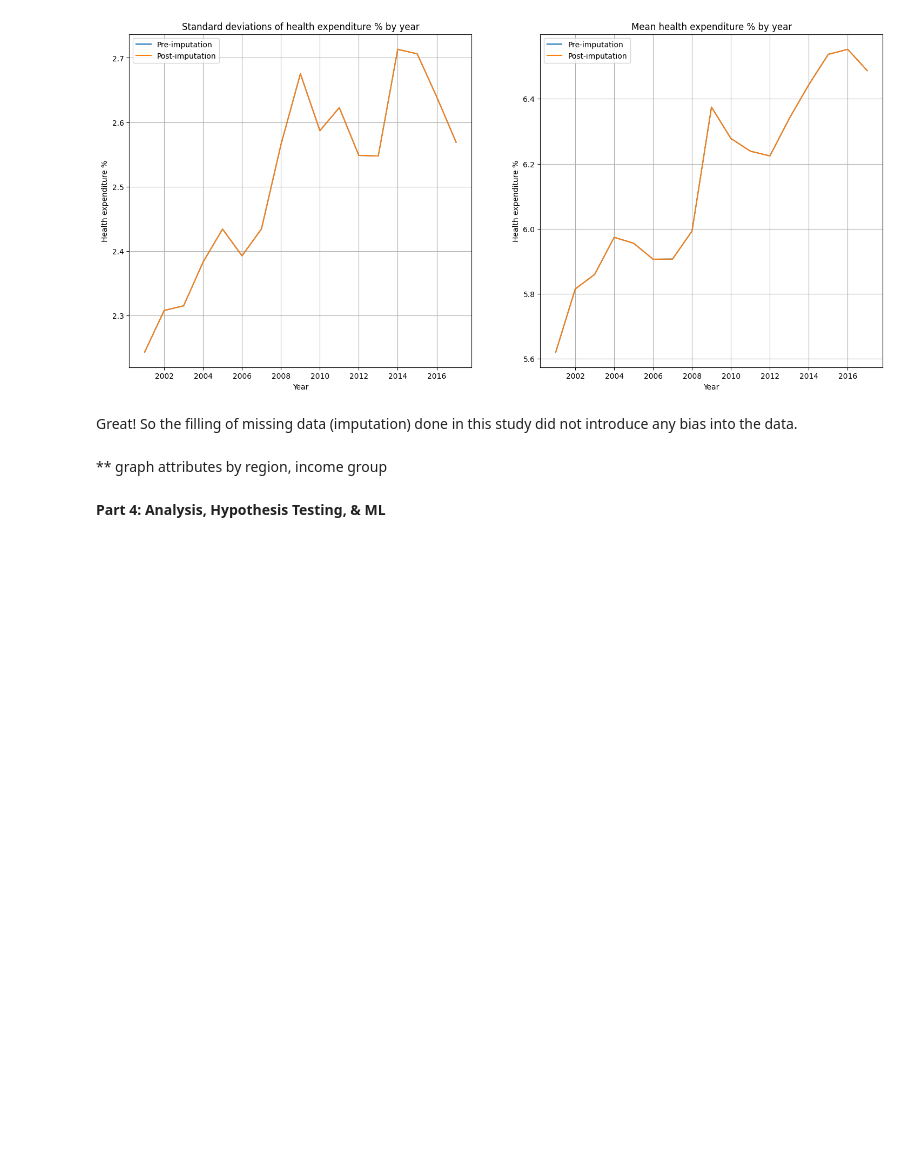
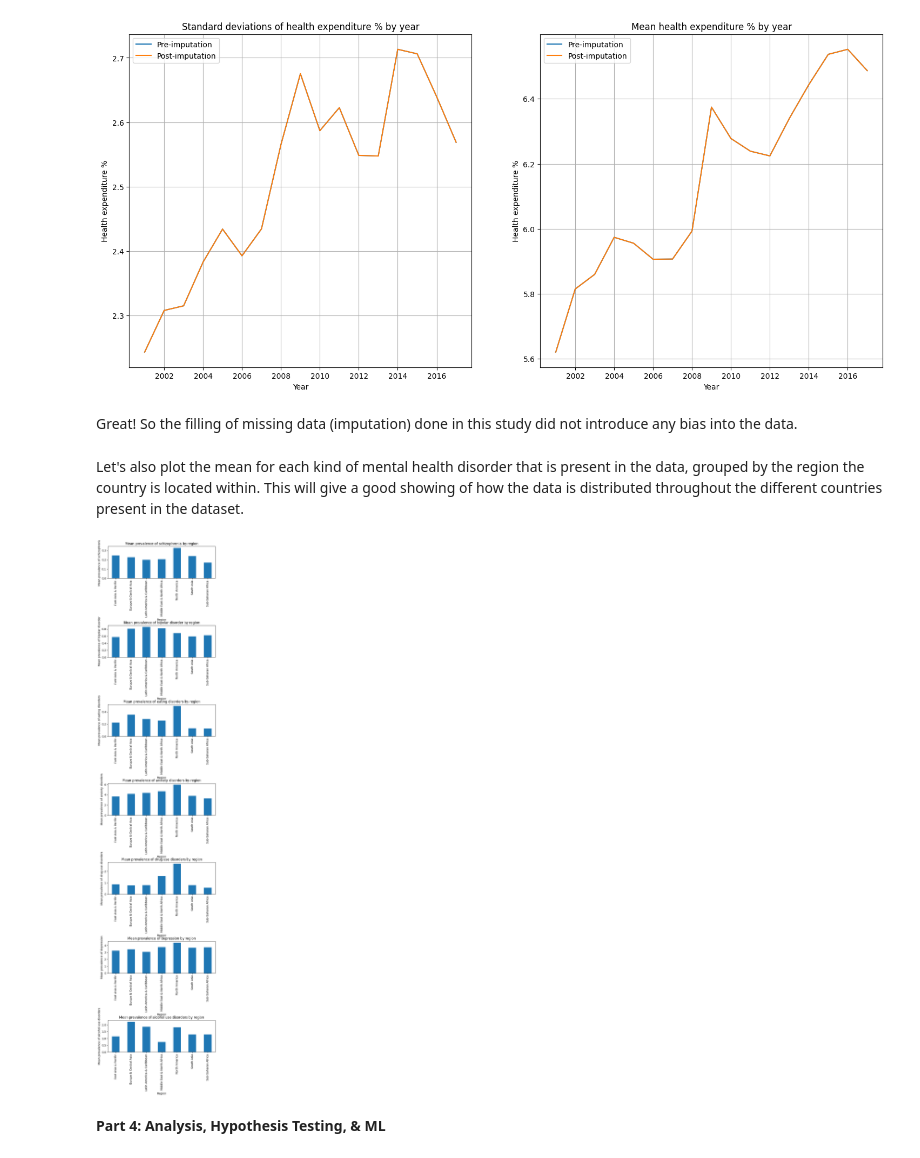
Before and after one commit to oliviareese/oliviareese.github.io, a Jupyter notebook: app.ipynb, the cells around one changed output. Drawn from its saved outputs; the diff is of its cells as text; code cells hidden in the pictures; blank space fills up the shorter version.

```diff
--- a/app.ipynb
+++ b/app.ipynb
@@ -557,8 +561,29 @@ plot_imputation_effects('health_expenditure_%', 'health expenditure %', 'Health
 [figure]
 # %% [markdown]
 Great! So the filling of missing data (imputation) done in this study did not introduce any bias into the data.
-# %% [markdown]
-** graph attributes by region, income group
+# %% [markdown]
+Let's also plot the mean for each kind of mental health disorder that is present in the data, grouped by the region the country is located within. This will give a good showing of how the data is distributed throughout the different countries present in the dataset.
+# %%
+# list of mental health disorders
+disorders = ['schizophrenia', 'bipolar_disorder', 'eating_disorders', 'anxiety_disorders', 'drug_use_disorders', 'depression', 'alcohol_use_disorders']
+disorder_names = ['schizophrenia', 'bipolar disorder', 'eating disorders', 'anxiety disorders', 'drug use disorders', 'depression', 'alcohol use disorders']
+
+fig, axes = plt.subplots(nrows=len(disorders), ncols=1, figsize=(10, 30))
+fig.tight_layout(pad=15.0)
+
+for i, disorder in enumerate(disorders):
+    # mean for mental health disorder for each income group
+    data_to_plot = df.groupby('region')[disorder].mean()
+
+    # bar plot for each region
+    data_to_plot.plot(kind='bar', ax=axes[i])
+    axes[i].set_title(f'Mean prevalence of {disorder_names[i]} by region')
+    axes[i].set_xlabel('Region')
+    axes[i].set_ylabel(f'Mean prevalence of {disorder_names[i]}')
+
+plt.show()
+# %% [output]
+[figure, added]
 # %% [markdown]
 **Part 4: Analysis, Hypothesis Testing, & ML**
 # %% [markdown]
```
Also changed, not shown: parts of 19 cells of this notebook.
